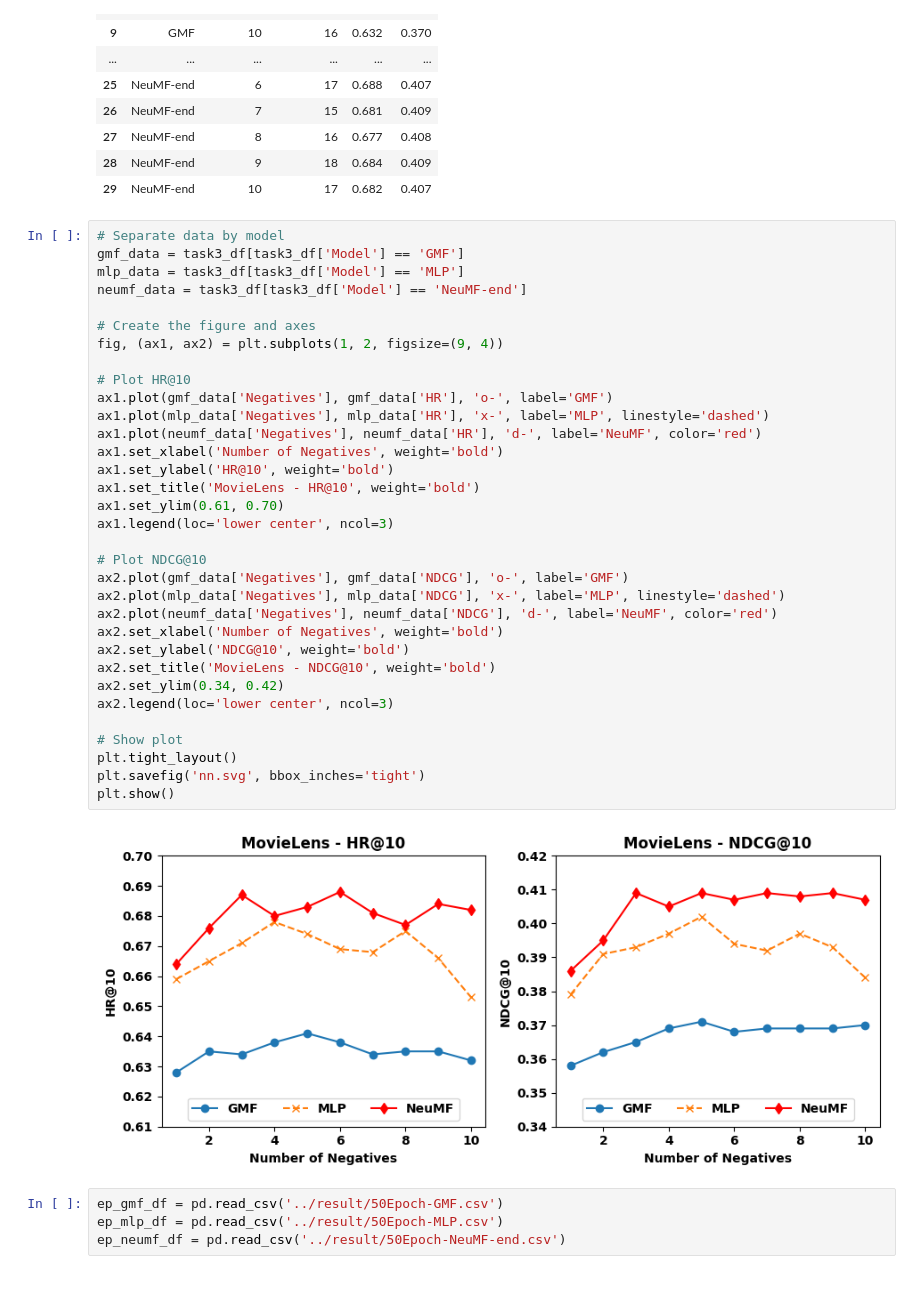
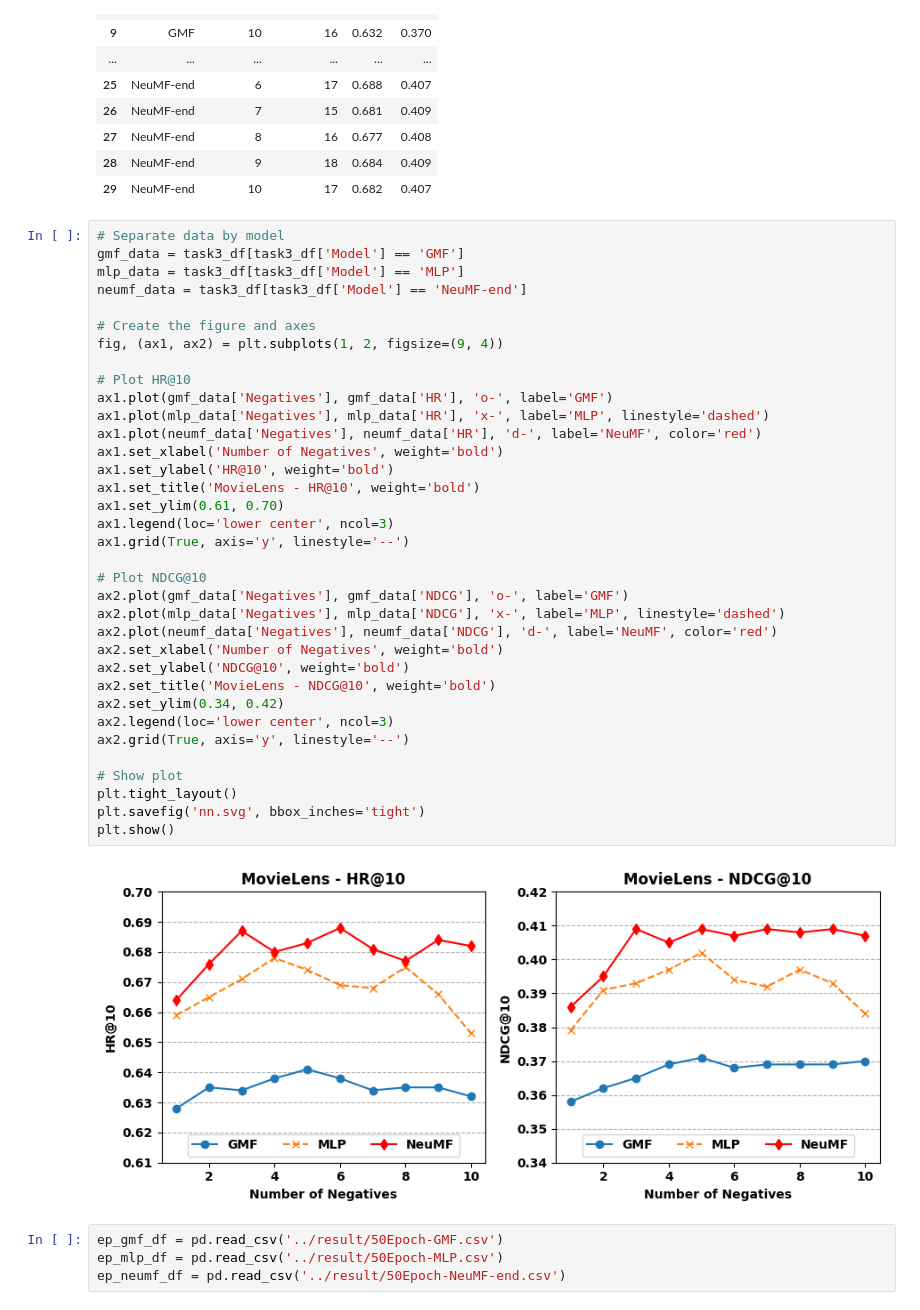
Before and after one commit to Harold-QIU/STA326_Assignment3, a Jupyter notebook: notebook/plot.ipynb, the cells around one changed output. Cells and saved outputs as stored; diff of their text form.

```diff
--- a/notebook/plot.ipynb
+++ b/notebook/plot.ipynb
@@ -70,34 +71,36 @@ mlp_data = task3_df[task3_df['Model'] == 'MLP']
 neumf_data = task3_df[task3_df['Model'] == 'NeuMF-end']
 
 # Create the figure and axes
 fig, (ax1, ax2) = plt.subplots(1, 2, figsize=(9, 4))
 
 # Plot HR@10
 ax1.plot(gmf_data['Negatives'], gmf_data['HR'], 'o-', label='GMF')
 ax1.plot(mlp_data['Negatives'], mlp_data['HR'], 'x-', label='MLP', linestyle='dashed')
 ax1.plot(neumf_data['Negatives'], neumf_data['HR'], 'd-', label='NeuMF', color='red')
 ax1.set_xlabel('Number of Negatives', weight='bold')
 ax1.set_ylabel('HR@10', weight='bold')
 ax1.set_title('MovieLens - HR@10', weight='bold')
 ax1.set_ylim(0.61, 0.70)
 ax1.legend(loc='lower center', ncol=3)
+ax1.grid(True, axis='y', linestyle='--')
 
 # Plot NDCG@10
 ax2.plot(gmf_data['Negatives'], gmf_data['NDCG'], 'o-', label='GMF')
 ax2.plot(mlp_data['Negatives'], mlp_data['NDCG'], 'x-', label='MLP', linestyle='dashed')
 ax2.plot(neumf_data['Negatives'], neumf_data['NDCG'], 'd-', label='NeuMF', color='red')
 ax2.set_xlabel('Number of Negatives', weight='bold')
 ax2.set_ylabel('NDCG@10', weight='bold')
 ax2.set_title('MovieLens - NDCG@10', weight='bold')
 ax2.set_ylim(0.34, 0.42)
 ax2.legend(loc='lower center', ncol=3)
+ax2.grid(True, axis='y', linestyle='--')
 
 # Show plot
 plt.tight_layout()
 plt.savefig('nn.svg', bbox_inches='tight')
 plt.show()
 # %% [output]
-[figure, old version]
+[figure, new version]
 # %%
 ep_gmf_df = pd.read_csv('../result/50Epoch-GMF.csv')
 ep_mlp_df = pd.read_csv('../result/50Epoch-MLP.csv')
```
Also changed, not shown: parts of 2 cells of this notebook, 3 other files.
